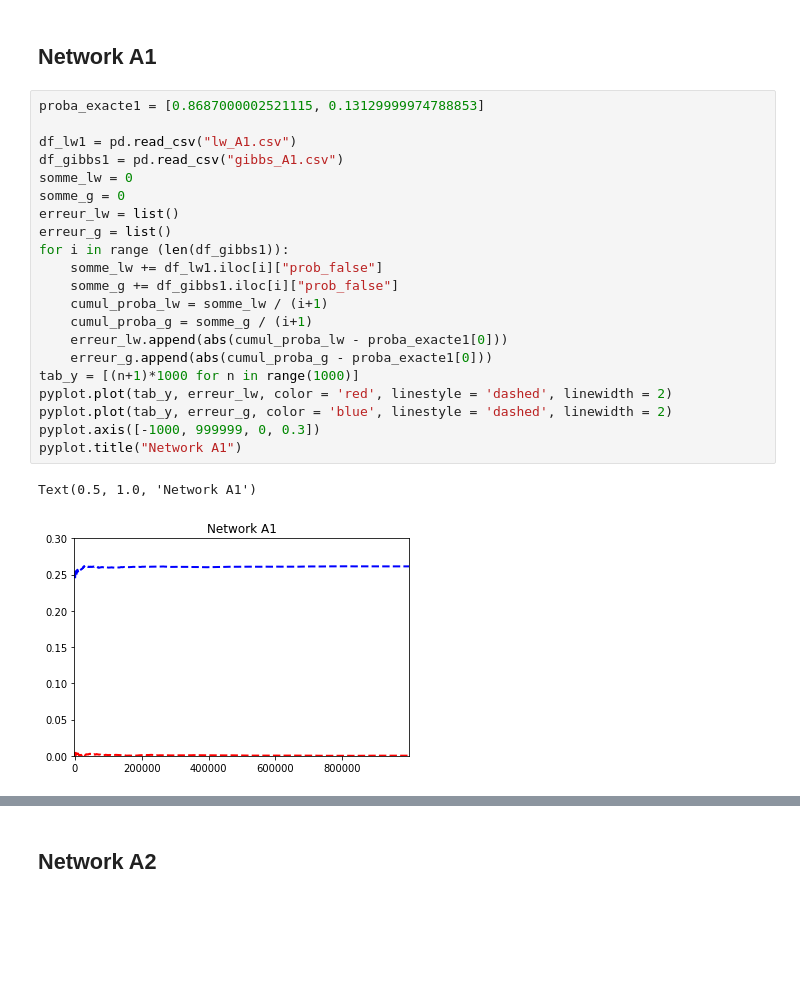
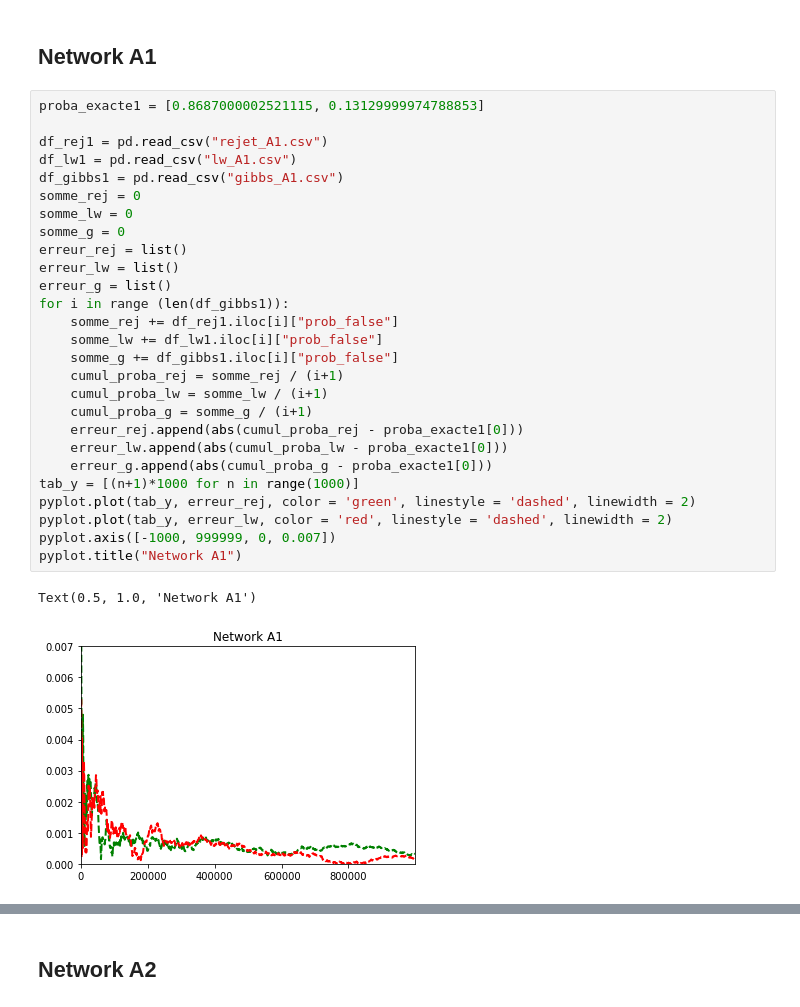
Before and after one commit to mxmboyer/decision-projet, a Jupyter notebook: data_viz.ipynb, the cells around one changed output, grey strips where cells are left out. Cells and saved outputs as stored; diff of their text form; blank space fills up the shorter version.

```diff
--- a/data_viz.ipynb
+++ b/data_viz.ipynb
@@ -32,24 +32,30 @@ Text(0.5, 1.0, 'Network Earthquake')
 # %%
 proba_exacte1 = [0.8687000002521115, 0.13129999974788853]
 
+df_rej1 = pd.read_csv("rejet_A1.csv")
 df_lw1 = pd.read_csv("lw_A1.csv")
 df_gibbs1 = pd.read_csv("gibbs_A1.csv")
+somme_rej = 0
 somme_lw = 0
 somme_g = 0
+erreur_rej = list()
 erreur_lw = list()
 erreur_g = list()
 for i in range (len(df_gibbs1)):
+    somme_rej += df_rej1.iloc[i]["prob_false"]
     somme_lw += df_lw1.iloc[i]["prob_false"]
     somme_g += df_gibbs1.iloc[i]["prob_false"]
+    cumul_proba_rej = somme_rej / (i+1)
     cumul_proba_lw = somme_lw / (i+1)
     cumul_proba_g = somme_g / (i+1)
+    erreur_rej.append(abs(cumul_proba_rej - proba_exacte1[0]))
     erreur_lw.append(abs(cumul_proba_lw - proba_exacte1[0]))
     erreur_g.append(abs(cumul_proba_g - proba_exacte1[0]))
 tab_y = [(n+1)*1000 for n in range(1000)]
+pyplot.plot(tab_y, erreur_rej, color = 'green', linestyle = 'dashed', linewidth = 2)
 pyplot.plot(tab_y, erreur_lw, color = 'red', linestyle = 'dashed', linewidth = 2)
-pyplot.plot(tab_y, erreur_g, color = 'blue', linestyle = 'dashed', linewidth = 2)
-pyplot.axis([-1000, 999999, 0, 0.3])
+pyplot.axis([-1000, 999999, 0, 0.007])
 pyplot.title("Network A1")
 # %% [output]
 Text(0.5, 1.0, 'Network A1')
-[figure, old version]
+[figure, new version]
```
Also changed, not shown: parts of 7 cells of this notebook, 11 other files.
